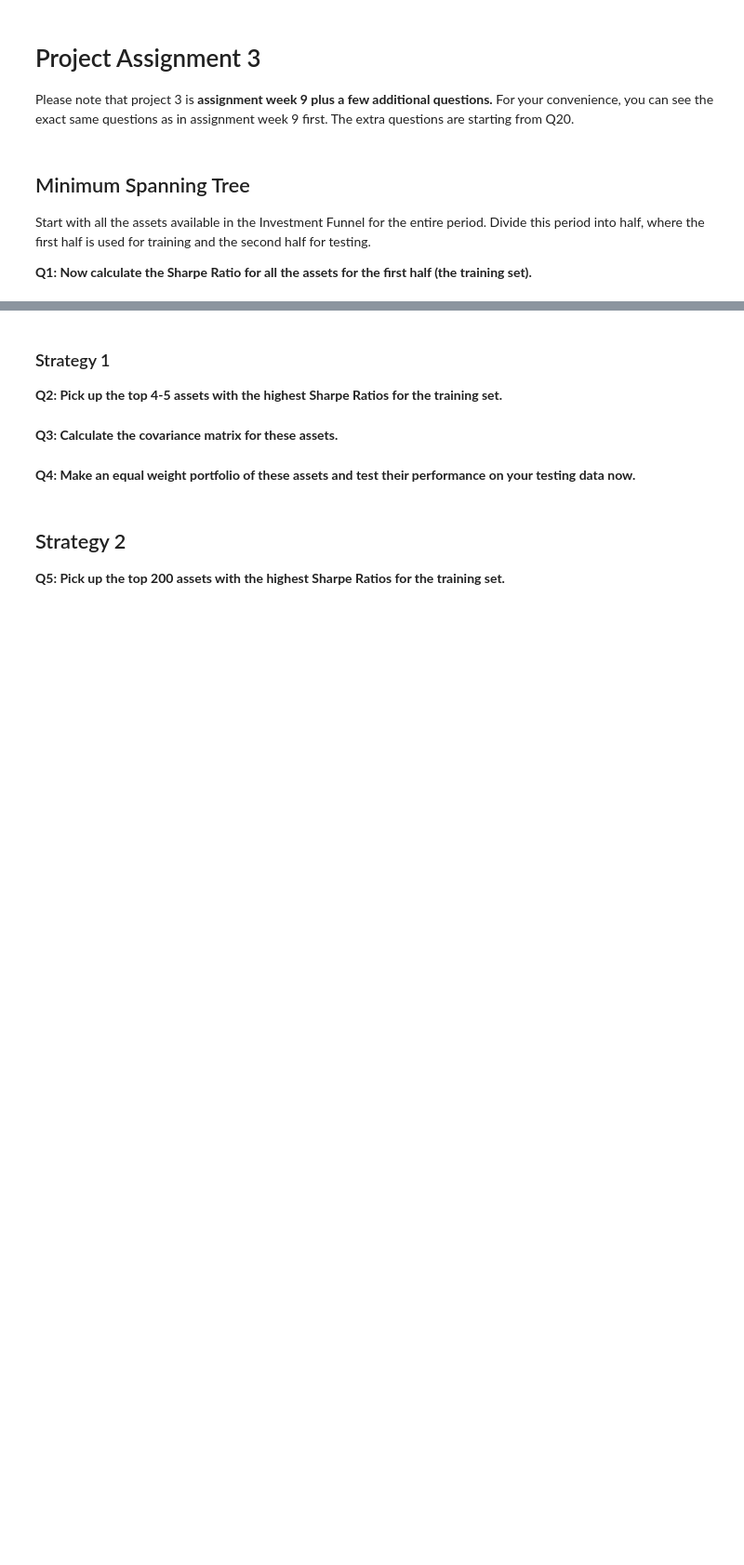
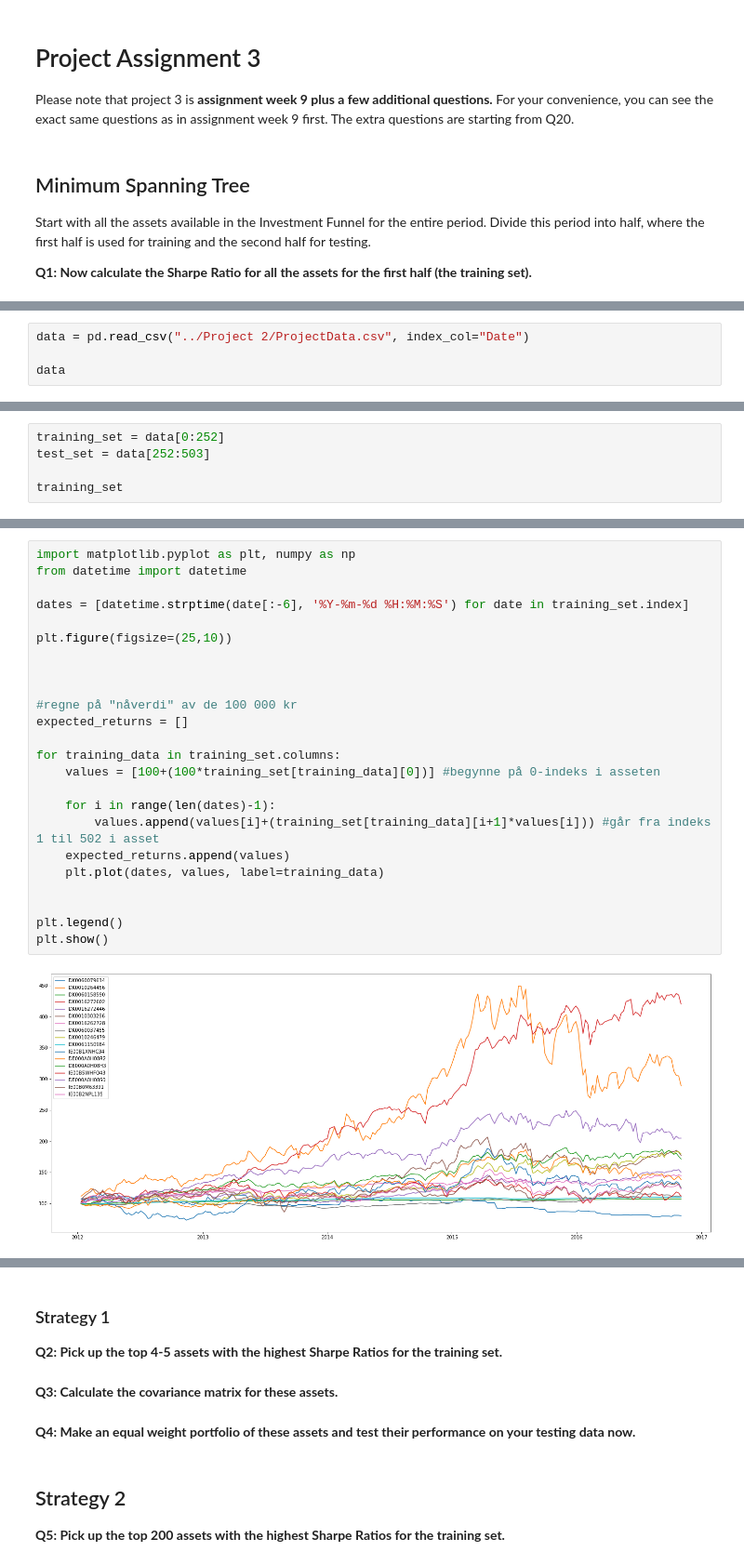
Before and after one commit to jennyjyu/financial-engineering, a Jupyter notebook: Project 3/Project 3.ipynb, the cells around one changed output, grey strips where cells are left out. Shown at 93% size. Cells and saved outputs as stored; diff of their text form; blank space fills up the shorter version.

```diff
--- a/Project 3/Project 3.ipynb
+++ b/Project 3/Project 3.ipynb
@@ -10,0 +13,4 @@ Start with all the assets available in the Investment Funnel for the entire peri
+# %%
+data = pd.read_csv("../Project 2/ProjectData.csv", index_col="Date")
+
+data
@@ -10,0 +32,5 @@ Start with all the assets available in the Investment Funnel for the entire peri
+# %%
+training_set = data[0:252]
+test_set = data[252:503]
+
+training_set
@@ -10,0 +52,26 @@ Start with all the assets available in the Investment Funnel for the entire peri
+# %%
+import matplotlib.pyplot as plt, numpy as np
+from datetime import datetime
+
+dates = [datetime.strptime(date[:-6], '%Y-%m-%d %H:%M:%S') for date in training_set.index]
+
+plt.figure(figsize=(25,10))
+
+
+
+#regne på "nåverdi" av de 100 000 kr
+expected_returns = []
+
+for training_data in training_set.columns:
+    values = [100+(100*training_set[training_data][0])] #begynne på 0-indeks i asseten
+
+    for i in range(len(dates)-1):
+        values.append(values[i]+(training_set[training_data][i+1]*values[i])) #går fra indeks 1 til 502 i asset
+    expected_returns.append(values)
+    plt.plot(dates, values, label=training_data)
+
+
+plt.legend()
+plt.show()
+# %% [output]
+[figure, added]
```
Also changed, not shown: parts of 11 cells of this notebook.
